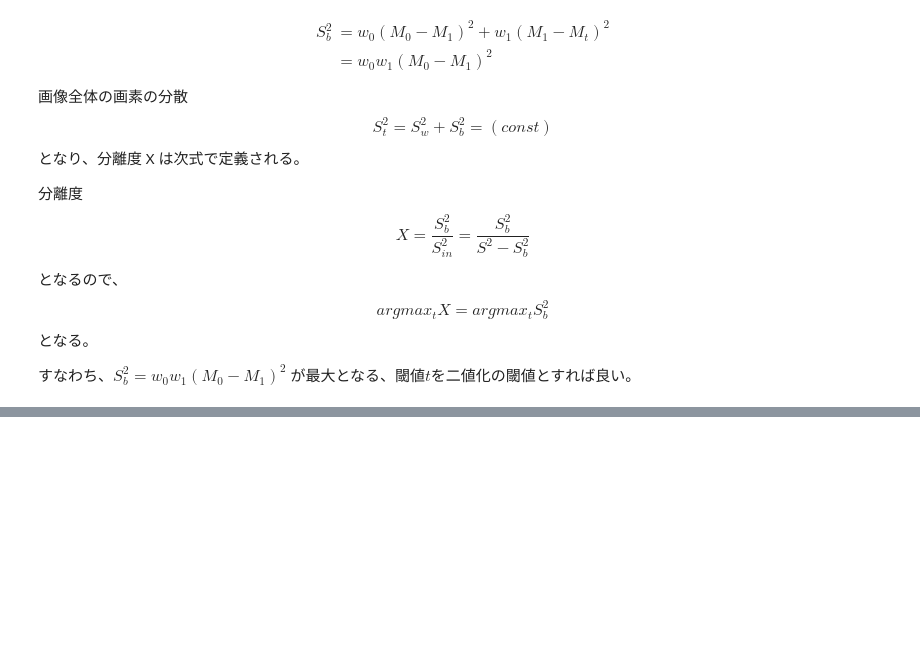
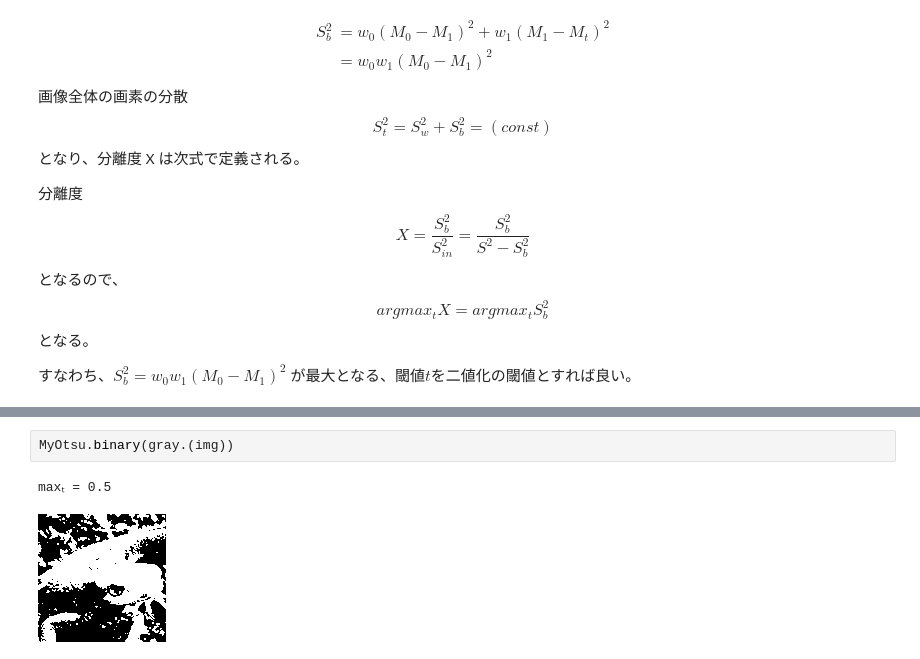
Before and after one commit to tkmfujise/Gasyori100knock-julia, a Jupyter notebook: Q_01-10.ipynb, the cells around one changed output, grey strips where cells are left out. Saved outputs shown, nothing was run; the diff lists cells and outputs as text; blank space fills up the shorter version.

```diff
--- a/Q_01-10.ipynb
+++ b/Q_01-10.ipynb
@@ -71,0 +119,5 @@ $$
+# %%
+MyOtsu.binary(gray.(img))
+# %% [output]
+maxₜ = 0.5
+[figure, added]
```
Also changed, not shown: parts of 2 cells of this notebook.
